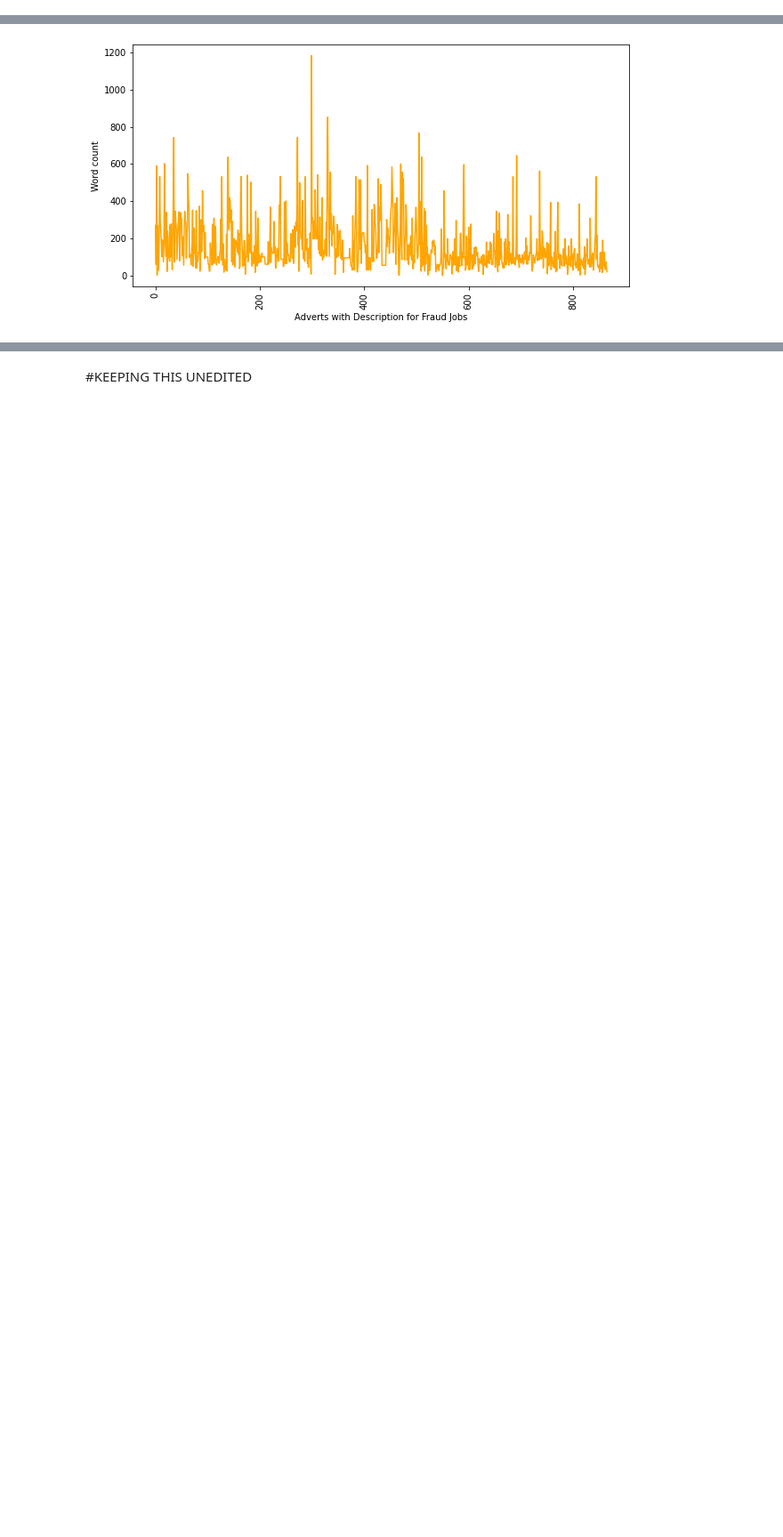
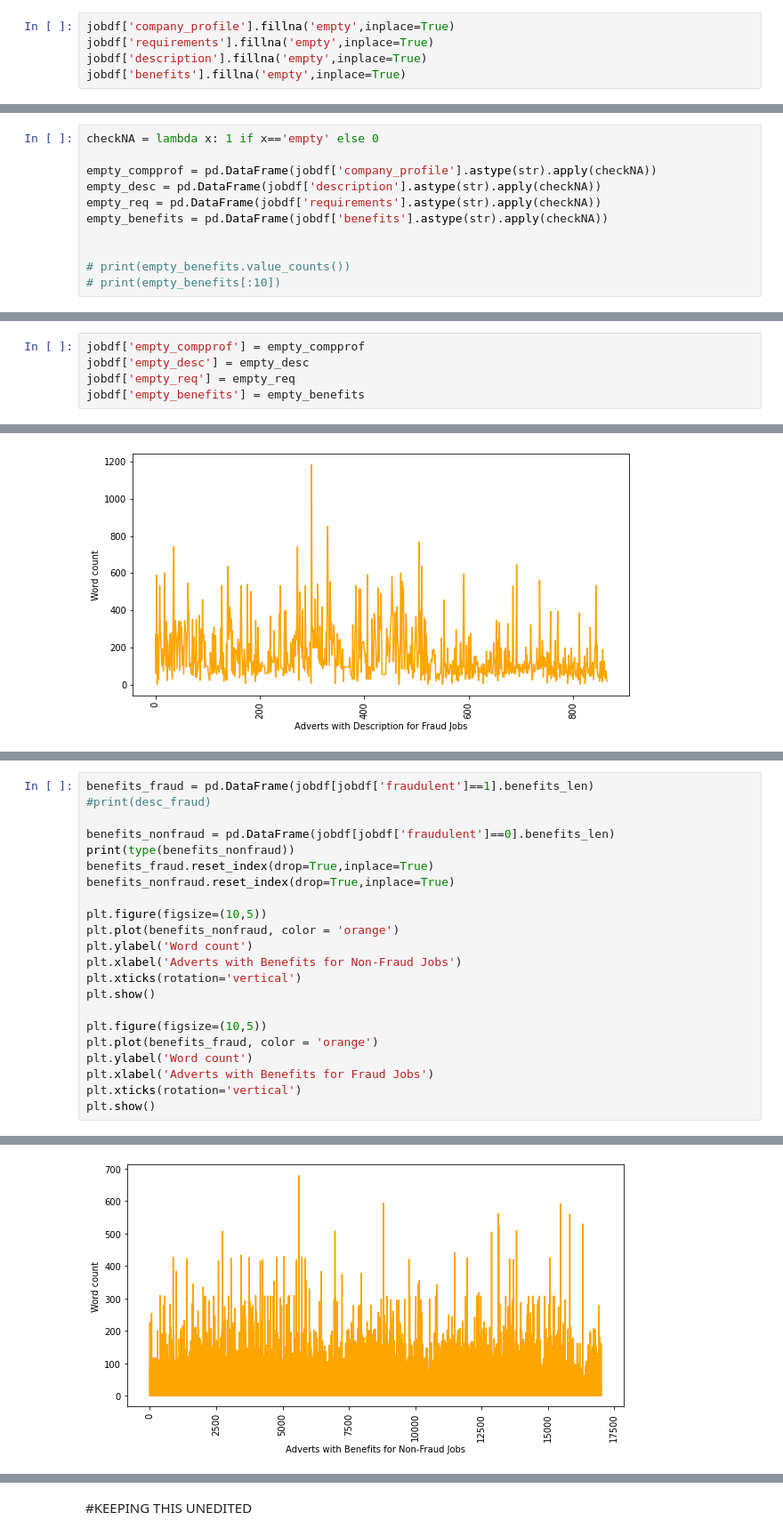
Before and after one commit to kedarkotwal1/FraudJobDetection, a Jupyter notebook: FakeJobPrediction.ipynb, the cells around one changed output, grey strips where cells are left out. Shown: that part at 89% size. Cells and saved outputs as stored; diff of their text form; blank space fills up the shorter version.

```diff
--- a/FakeJobPrediction.ipynb
+++ b/FakeJobPrediction.ipynb
@@ -174,0 +247,5 @@ plt.show()
+# %%
+jobdf['company_profile'].fillna('empty',inplace=True)
+jobdf['requirements'].fillna('empty',inplace=True)
+jobdf['description'].fillna('empty',inplace=True)
+jobdf['benefits'].fillna('empty',inplace=True)
@@ -174,0 +274,11 @@ plt.show()
+# %%
+checkNA = lambda x: 1 if x=='empty' else 0
+
+empty_compprof = pd.DataFrame(jobdf['company_profile'].astype(str).apply(checkNA))
+empty_desc = pd.DataFrame(jobdf['description'].astype(str).apply(checkNA))
+empty_req = pd.DataFrame(jobdf['requirements'].astype(str).apply(checkNA))
+empty_benefits = pd.DataFrame(jobdf['benefits'].astype(str).apply(checkNA))
+
+
+# print(empty_benefits.value_counts())
+# print(empty_benefits[:10])
@@ -174,0 +287,5 @@ plt.show()
+# %%
+jobdf['empty_compprof'] = empty_compprof
+jobdf['empty_desc'] = empty_desc
+jobdf['empty_req'] = empty_req
+jobdf['empty_benefits'] = empty_benefits
@@ -286,0 +391,23 @@ Name: job_id, dtype: int64
+# %%
+benefits_fraud = pd.DataFrame(jobdf[jobdf['fraudulent']==1].benefits_len)
+#print(desc_fraud)
+
+benefits_nonfraud = pd.DataFrame(jobdf[jobdf['fraudulent']==0].benefits_len)
+print(type(benefits_nonfraud))
+benefits_fraud.reset_index(drop=True,inplace=True)
+benefits_nonfraud.reset_index(drop=True,inplace=True)
+
+plt.figure(figsize=(10,5))
+plt.plot(benefits_nonfraud, color = 'orange')
+plt.ylabel('Word count')
+plt.xlabel('Adverts with Benefits for Non-Fraud Jobs')
+plt.xticks(rotation='vertical')
+plt.show()
+
+plt.figure(figsize=(10,5))
+plt.plot(benefits_fraud, color = 'orange')
+plt.ylabel('Word count')
+plt.xlabel('Adverts with Benefits for Fraud Jobs')
+plt.xticks(rotation='vertical')
+plt.show()
+# %% [output]
@@ -286,0 +415 @@ Name: job_id, dtype: int64
+[figure, added]
```
Also changed, not shown: parts of 51 cells of this notebook.
